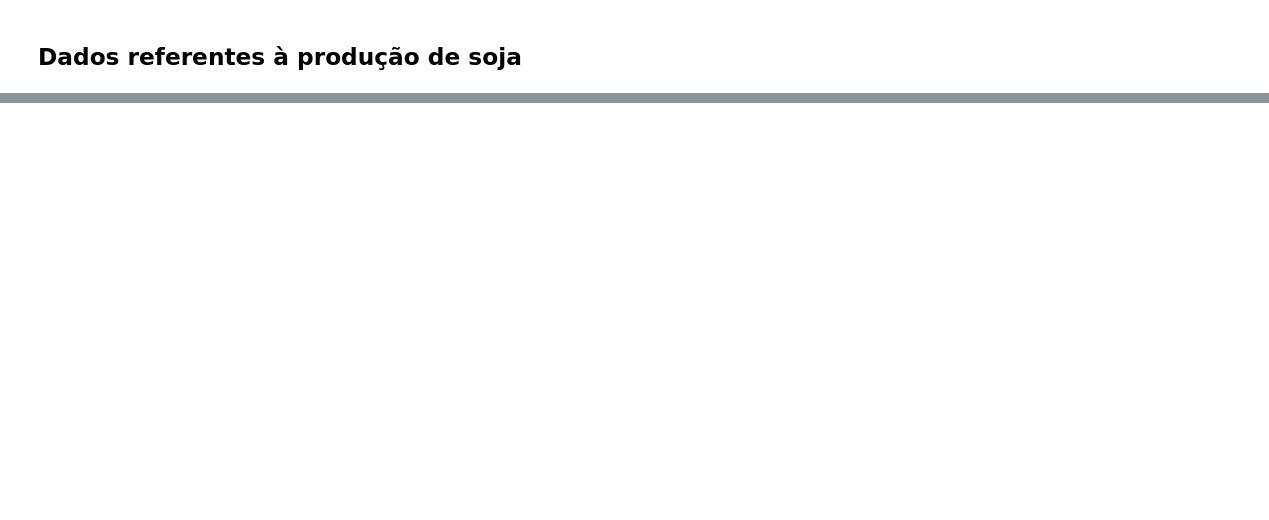
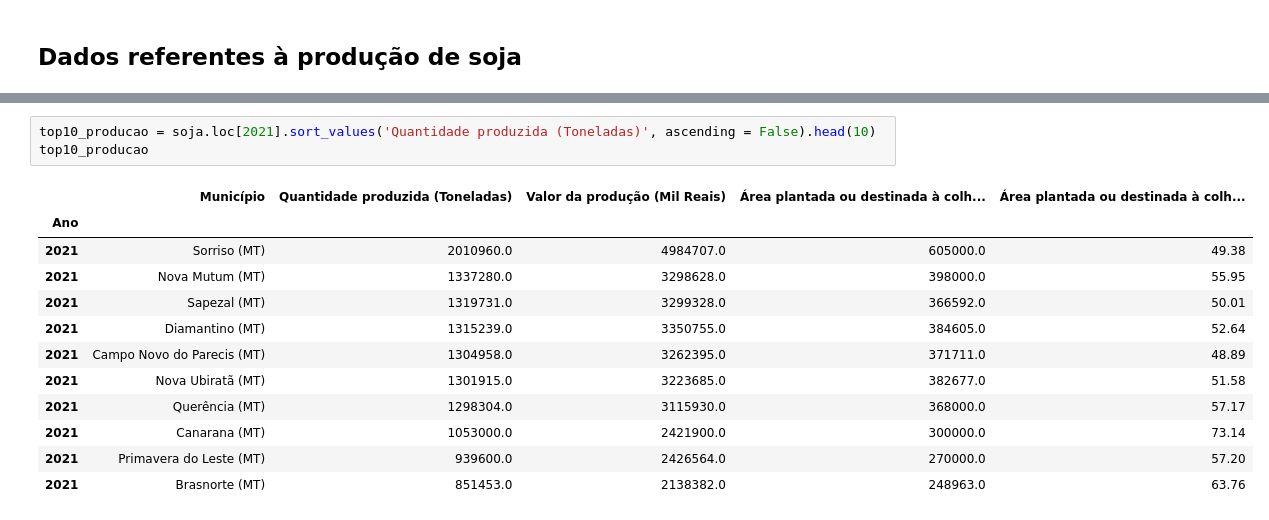
Before and after one commit to luiz-EL/An-liseMercadoSoja, a Jupyter notebook: mercado_soja.ipynb, the cells around one changed output, grey strips where cells are left out. Drawn from its saved outputs; the diff is of its cells as text; blank space fills up the shorter version.

```diff
--- a/mercado_soja.ipynb
+++ b/mercado_soja.ipynb
@@ -79,0 +62,16 @@ Arguments: (UpgradePrompt(old='22.2.2', new='22.3.1'),)
+# %%
+top10_producao = soja.loc[2021].sort_values('Quantidade produzida (Toneladas)', ascending = False).head(10)
+top10_producao
+# %% [output]
+|  | Município | Quantidade produzida (Toneladas) | Valor da produção (Mil Reais) | Área plantada ou destinada à colh... | Área plantada ou destinada à colh... |
+| Ano |  |  |  |  |  |
+| 2021 | Sorriso (MT) | 2010960.0 | 4984707.0 | 605000.0 | 49.38 |
+| 2021 | Nova Mutum (MT) | 1337280.0 | 3298628.0 | 398000.0 | 55.95 |
+| 2021 | Sapezal (MT) | 1319731.0 | 3299328.0 | 366592.0 | 50.01 |
+| 2021 | Diamantino (MT) | 1315239.0 | 3350755.0 | 384605.0 | 52.64 |
+| 2021 | Campo Novo do Parecis (MT) | 1304958.0 | 3262395.0 | 371711.0 | 48.89 |
+| 2021 | Nova Ubiratã (MT) | 1301915.0 | 3223685.0 | 382677.0 | 51.58 |
+| 2021 | Querência (MT) | 1298304.0 | 3115930.0 | 368000.0 | 57.17 |
+| 2021 | Canarana (MT) | 1053000.0 | 2421900.0 | 300000.0 | 73.14 |
+| 2021 | Primavera do Leste (MT) | 939600.0 | 2426564.0 | 270000.0 | 57.20 |
+| 2021 | Brasnorte (MT) | 851453.0 | 2138382.0 | 248963.0 | 63.76 |
```
Also changed, not shown: parts of 16 cells of this notebook, 5 other files.
